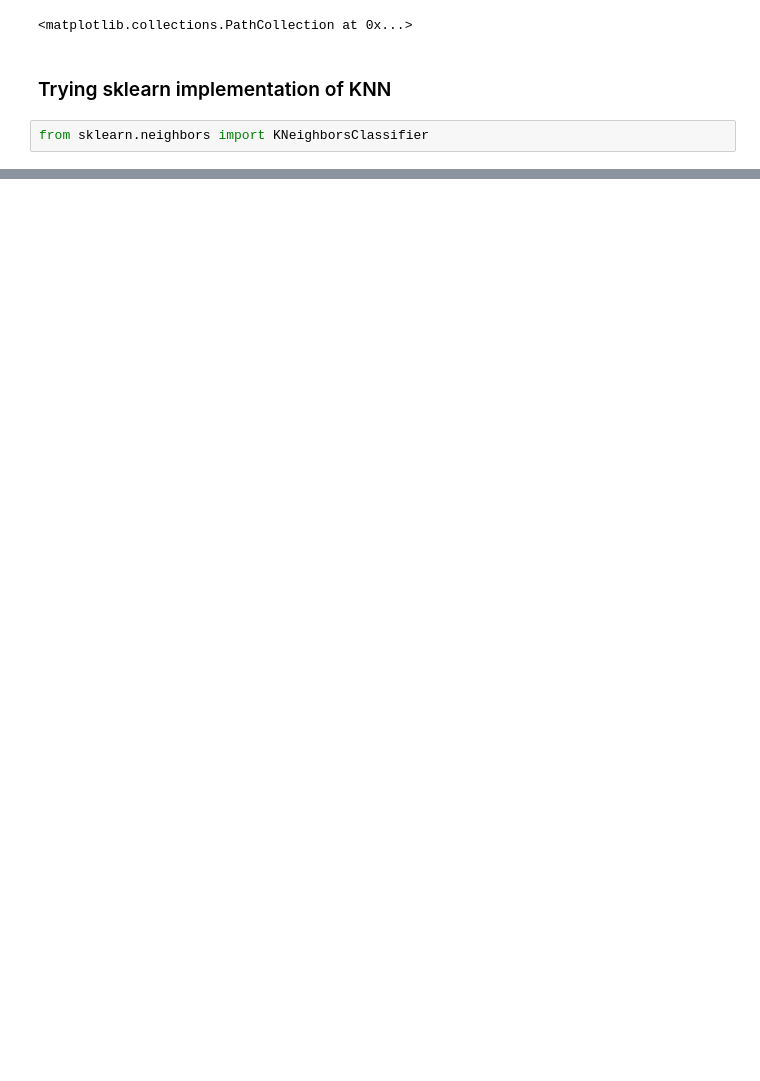
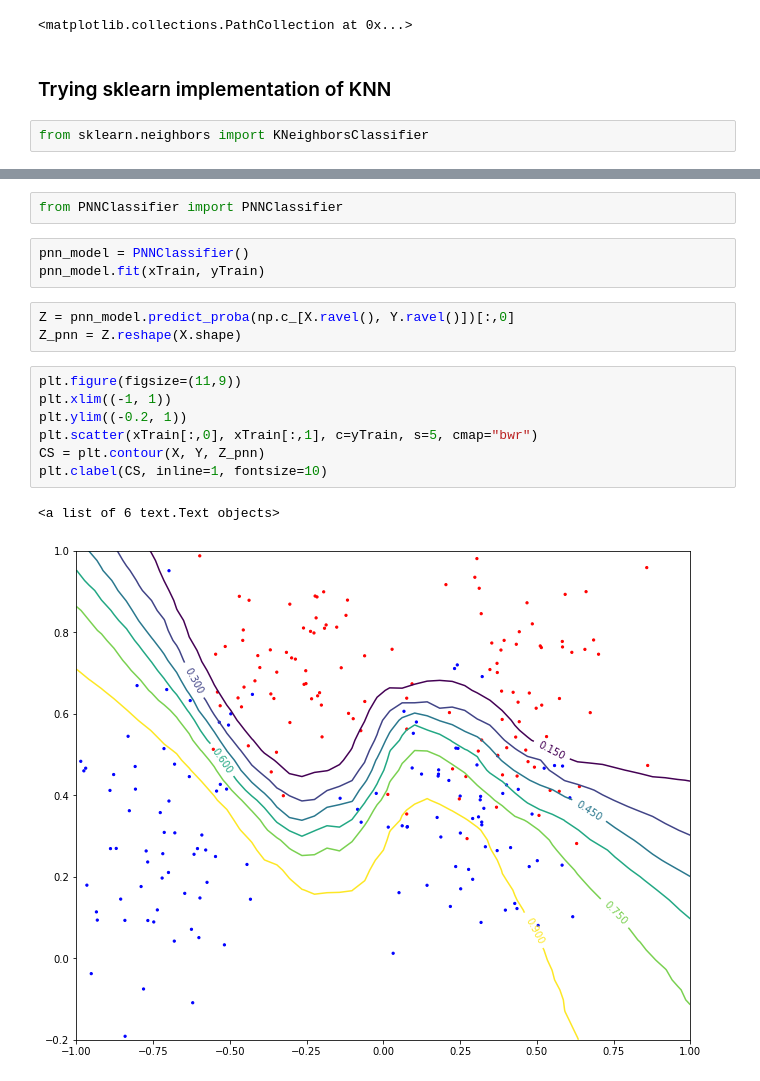
Before and after one commit to Retsediv/PNN_Method, a Jupyter notebook: PNN_Method.ipynb, the cells around one changed output, grey strips where cells are left out. Drawn from its saved outputs; the diff is of its cells as text; blank space fills up the shorter version.

```diff
--- a/PNN_Method.ipynb
+++ b/PNN_Method.ipynb
@@ -50,0 +87,18 @@ plt.clabel(CS, inline=1, fontsize=10)
+# %%
+from PNNClassifier import PNNClassifier
+# %%
+pnn_model = PNNClassifier()
+pnn_model.fit(xTrain, yTrain)
+# %%
+Z = pnn_model.predict_proba(np.c_[X.ravel(), Y.ravel()])[:,0]
+Z_pnn = Z.reshape(X.shape)
+# %%
+plt.figure(figsize=(11,9))
+plt.xlim((-1, 1))
+plt.ylim((-0.2, 1))
+plt.scatter(xTrain[:,0], xTrain[:,1], c=yTrain, s=5, cmap="bwr")
+CS = plt.contour(X, Y, Z_pnn)
+plt.clabel(CS, inline=1, fontsize=10)
+# %% [output]
+<a list of 6 text.Text objects>
+[figure, added]
```
Also changed, not shown: parts of 17 cells of this notebook, 2 other files.
